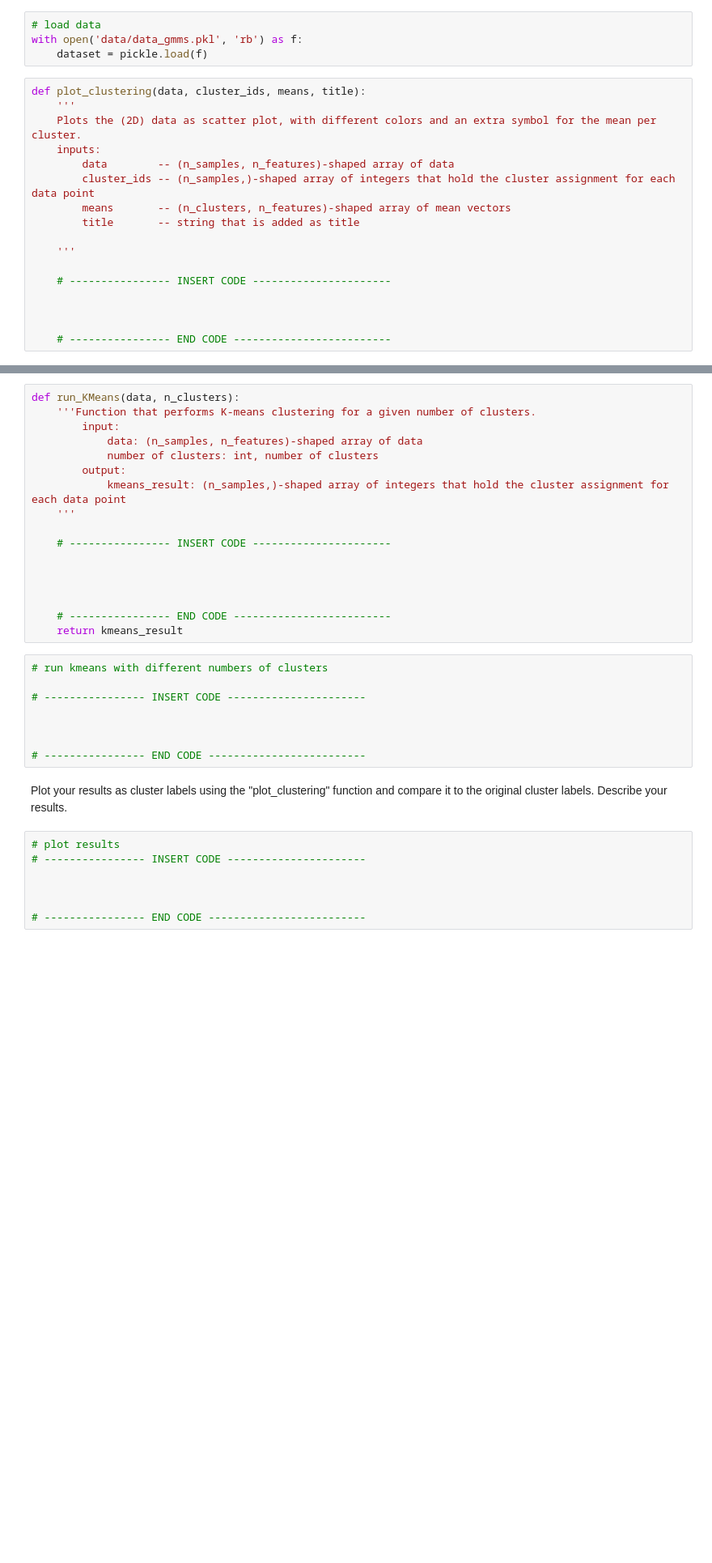
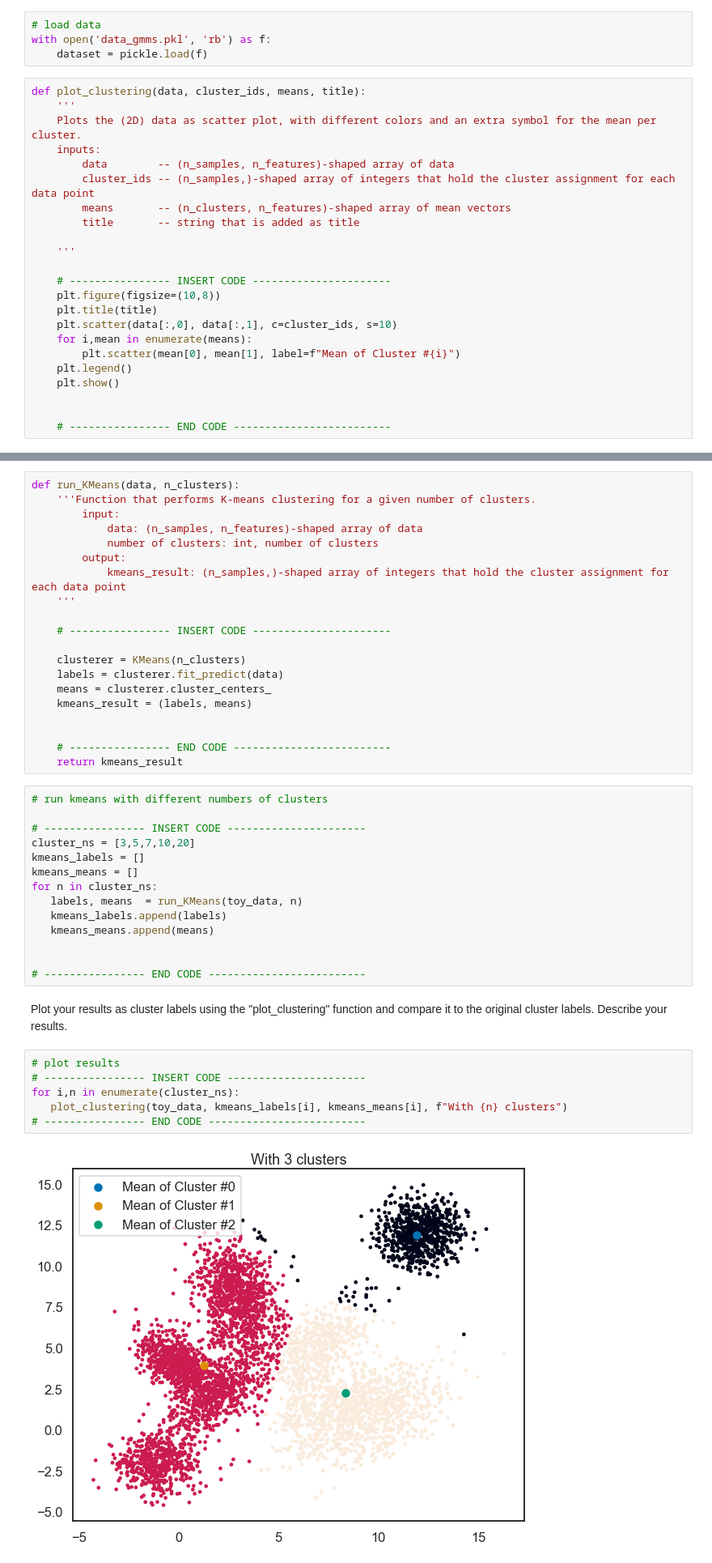
Before and after one commit to simonblaue/Master, a Jupyter notebook: Machine Learning/Practical_6/Practical 6/6_[NAME1]_[NAME2]_[NAME3].ipynb, the cells around one changed output, grey strips where cells are left out. Shown at 81% size. Saved outputs shown, nothing was run; the diff lists cells and outputs as text; blank space fills up the shorter version.

Commit message:
visualized kmeans

```diff
--- a/Machine Learning/Practical_6/Practical 6/6_[NAME1]_[NAME2]_[NAME3].ipynb
+++ b/Machine Learning/Practical_6/Practical 6/6_[NAME1]_[NAME2]_[NAME3].ipynb
@@ -18,7 +18,7 @@ To explore different clustering algorithms, we generated a toy dataset that cons
 Plot the data points with different colors for each cluster and indicated the cluster means.
 # %%
 # load data
-with open('data/data_gmms.pkl', 'rb') as f:
+with open('data_gmms.pkl', 'rb') as f:
     dataset = pickle.load(f)
 # %%
 def plot_clustering(data, cluster_ids, means, title):
@@ -33,7 +33,13 @@ def plot_clustering(data, cluster_ids, means, title):
     '''
 
     # ---------------- INSERT CODE ----------------------
-
+    plt.figure(figsize=(10,8))
+    plt.title(title)
+    plt.scatter(data[:,0], data[:,1], c=cluster_ids, s=10)
+    for i,mean in enumerate(means):
+        plt.scatter(mean[0], mean[1], label=f"Mean of Cluster #{i}")
+    plt.legend()
+    plt.show()
 
 
     # ---------------- END CODE -------------------------
@@ -61,7 +73,10 @@ def run_KMeans(data, n_clusters):
 
     # ---------------- INSERT CODE ----------------------
 
-
+    clusterer = KMeans(n_clusters)
+    labels = clusterer.fit_predict(data)
+    means = clusterer.cluster_centers_
+    kmeans_result = (labels, means)
 
 
     # ---------------- END CODE -------------------------
@@ -70,7 +85,13 @@ def run_KMeans(data, n_clusters):
 # run kmeans with different numbers of clusters
 
 # ---------------- INSERT CODE ----------------------
-
+cluster_ns = [3,5,7,10,20]
+kmeans_labels = []
+kmeans_means = []
+for n in cluster_ns:
+   labels, means  = run_KMeans(toy_data, n)
+   kmeans_labels.append(labels)
+   kmeans_means.append(means)
 
 
 # ---------------- END CODE -------------------------
@@ -79,7 +100,8 @@ Plot your results as cluster labels using the "plot_clustering" function and com
 # %%
 # plot results
 # ---------------- INSERT CODE ----------------------
-
-
-
+for i,n in enumerate(cluster_ns):
+   plot_clustering(toy_data, kmeans_labels[i], kmeans_means[i], f"With {n} clusters")
 # ---------------- END CODE -------------------------
+# %% [output]
+[figure, added]
```
Also changed, not shown: parts of 3 cells of this notebook.
